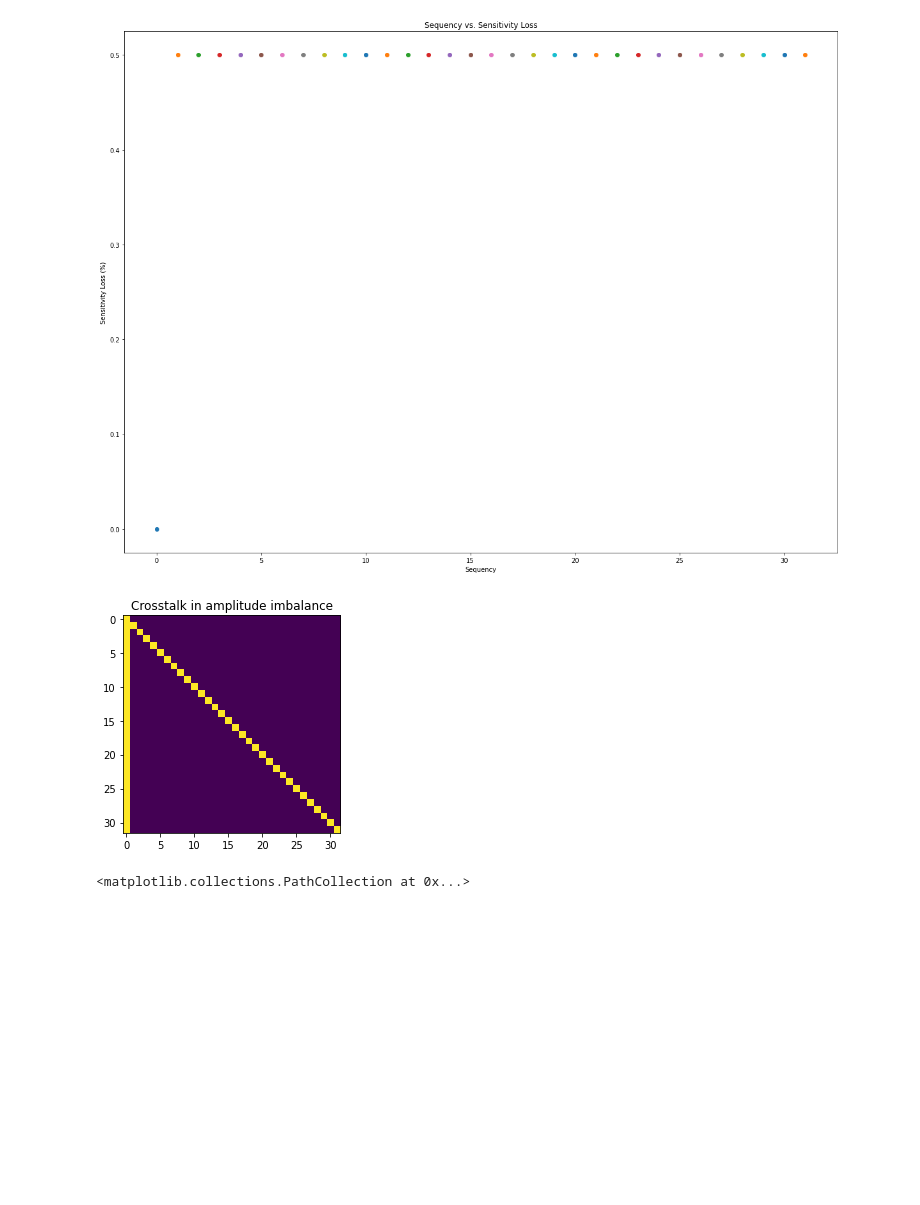
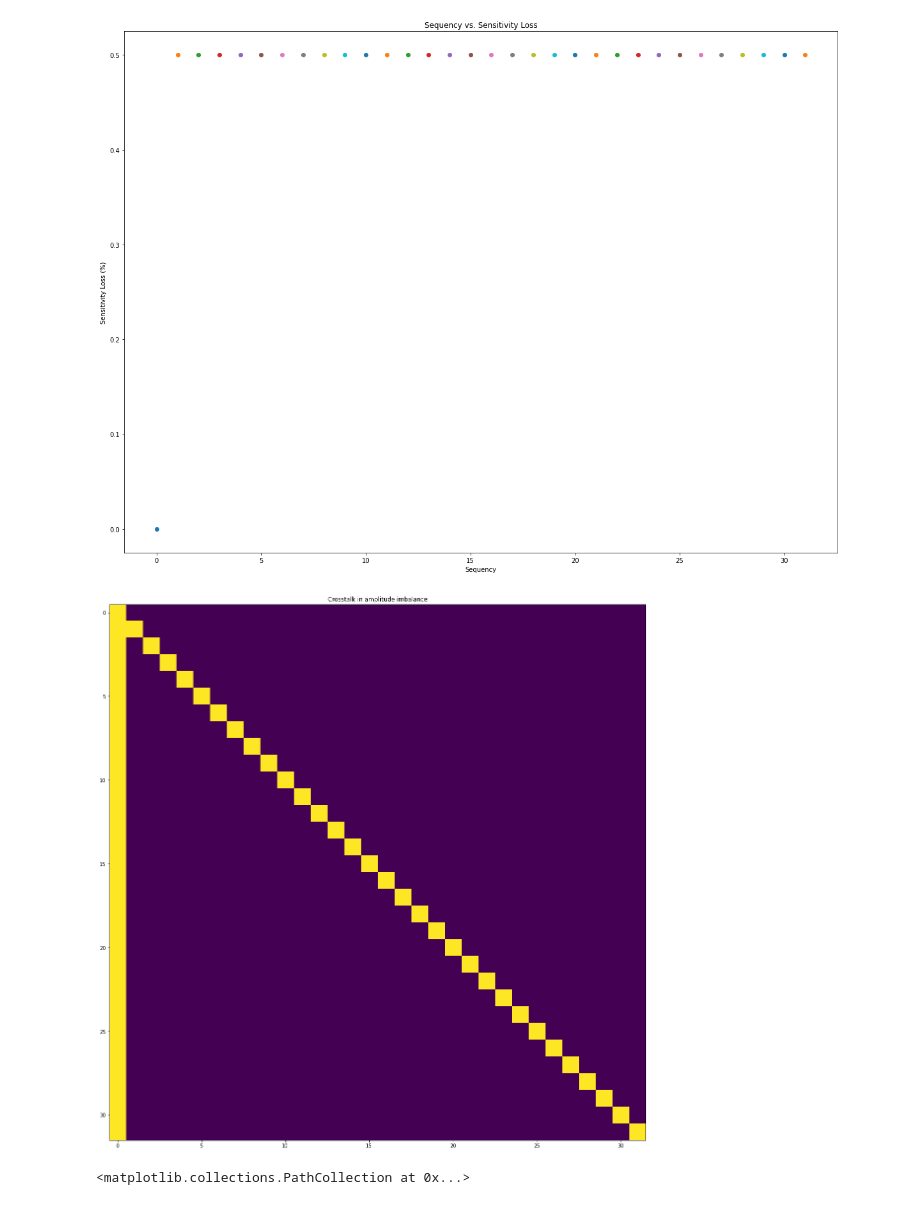
Before and after one commit to lmberkhout/walsh_sims, a Jupyter notebook: psdemo.ipynb, the cells around one changed output. Saved outputs shown, nothing was run; the diff lists cells and outputs as text; code cells hidden in the pictures; blank space fills up the shorter version.

```diff
--- a/psdemo.ipynb
+++ b/psdemo.ipynb
@@ -485,13 +485,12 @@ for i in range(32):
             summed += (crosstalkimb[i][j])**2
     rssimb.append(np.sqrt(summed)*100)
 # %%
-plt.figure()
-fig.set_size_inches(18.5, 10.5)
+plt.figure(figsize=(20,20))
 plt.imshow(crosstalkimb,  vmax=.001)
 plt.title('Crosstalk in amplitude imbalance')
 fig.set_size_inches(18.5, 18.5)
 # %% [output]
-[figure, old version]
+[figure, new version]
 # %%
 plt.figure(figsize=(20,15))
 plt.title('Sequency vs RSS Crosstalk')
```
Also changed, not shown: parts of 11 cells of this notebook, 5 other files.
